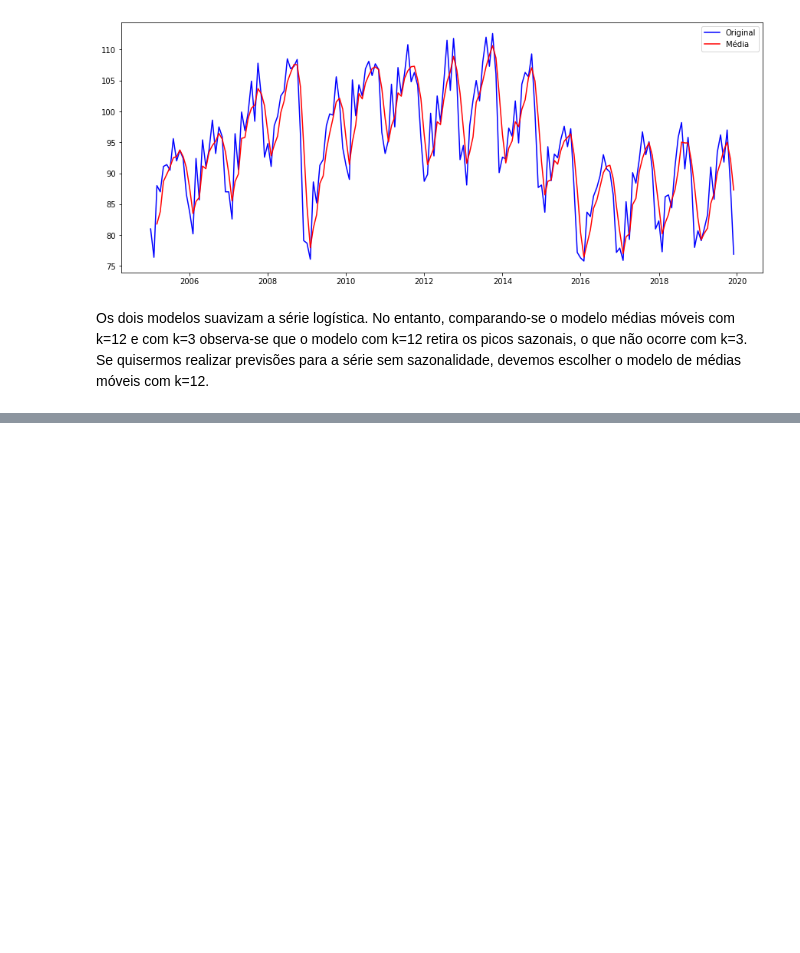
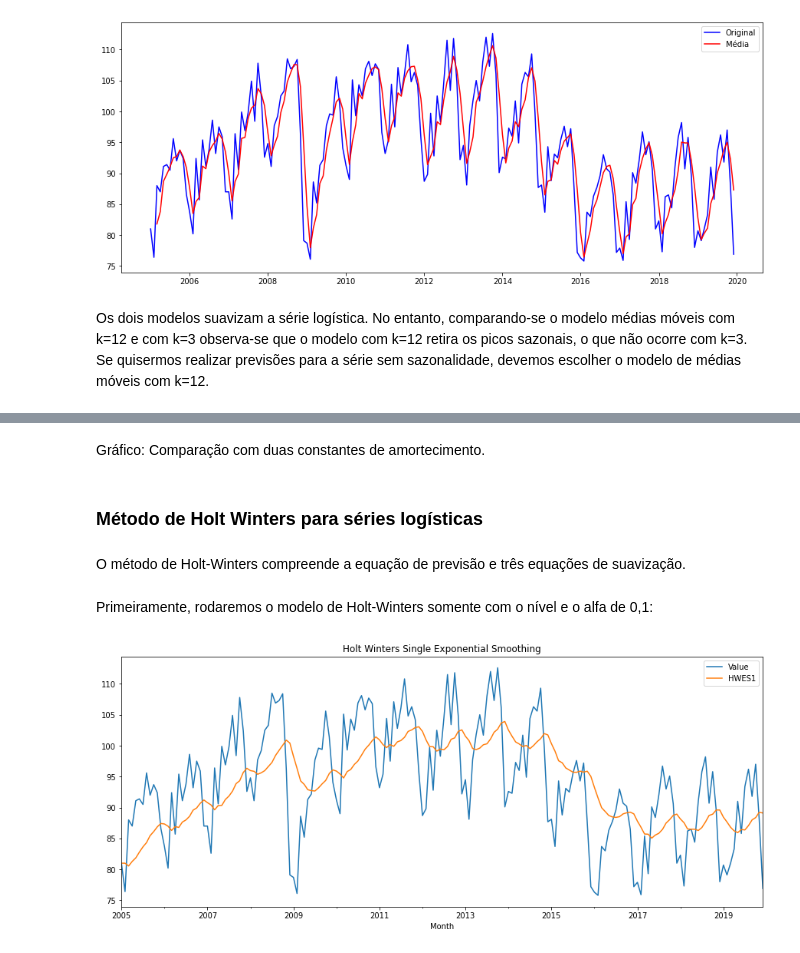
Before and after one commit to Leandro-Braga/Estudo_de_Caso, a Jupyter notebook: Séries_logísticas.ipynb, the cells around one changed output, grey strips where cells are left out. Drawn from its saved outputs; the diff is of its cells as text; code cells hidden in the pictures; blank space fills up the shorter version.

```diff
--- a/Séries_logísticas.ipynb
+++ b/Séries_logísticas.ipynb
@@ -122,0 +203,20 @@ Os dois modelos suavizam a série logística. No entanto, comparando-se o modelo
+# %% [markdown]
+Gráfico: Comparação com duas constantes de amortecimento.
+# %% [markdown]
+### Método de Holt Winters para séries logísticas
+# %% [markdown]
+O método de Holt-Winters compreende a equação de previsão e três equações de suavização.
+# %% [markdown]
+Primeiramente, rodaremos o modelo de Holt-Winters somente com o nível e o alfa de 0,1:
+# %%
+# holt winters (somente com o nível)
+# single exponential smoothing
+from statsmodels.tsa.holtwinters import SimpleExpSmoothing
+# double and triple exponential smoothing
+from statsmodels.tsa.holtwinters import ExponentialSmoothing
+# Set the value of Alpha and define m (Time Period)
+alpha = 0.1
+df['HWES1'] = SimpleExpSmoothing(df['Value']).fit(smoothing_level=alpha,optimized=False,use_brute=True).fittedvalues
+df[['Value','HWES1']].plot(title='Holt Winters Single Exponential Smoothing');
+# %% [output]
+[figure, added]
```
Also changed, not shown: parts of 59 cells of this notebook.
